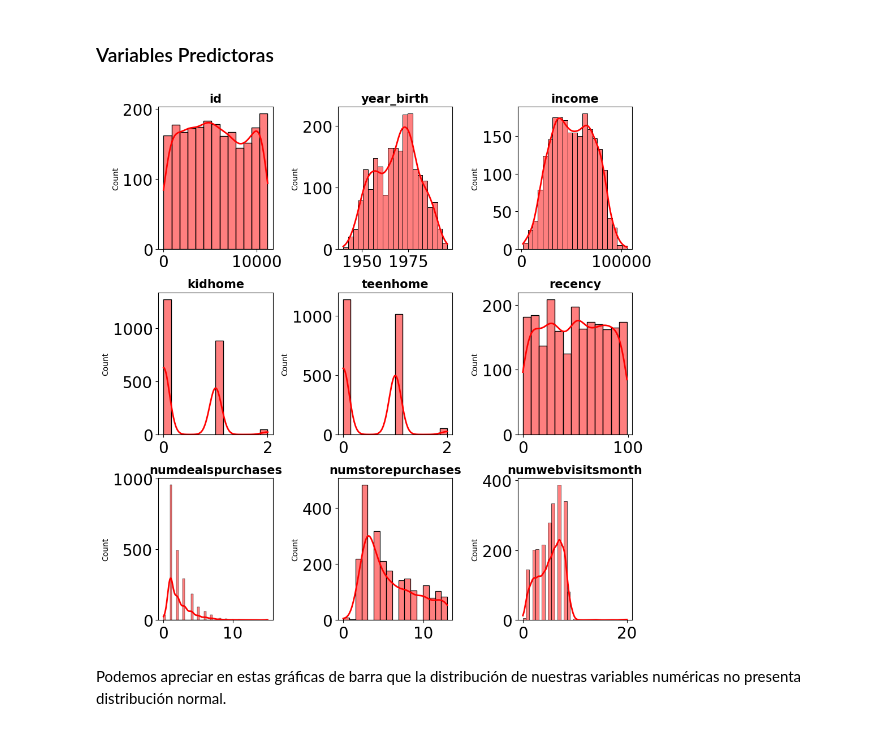
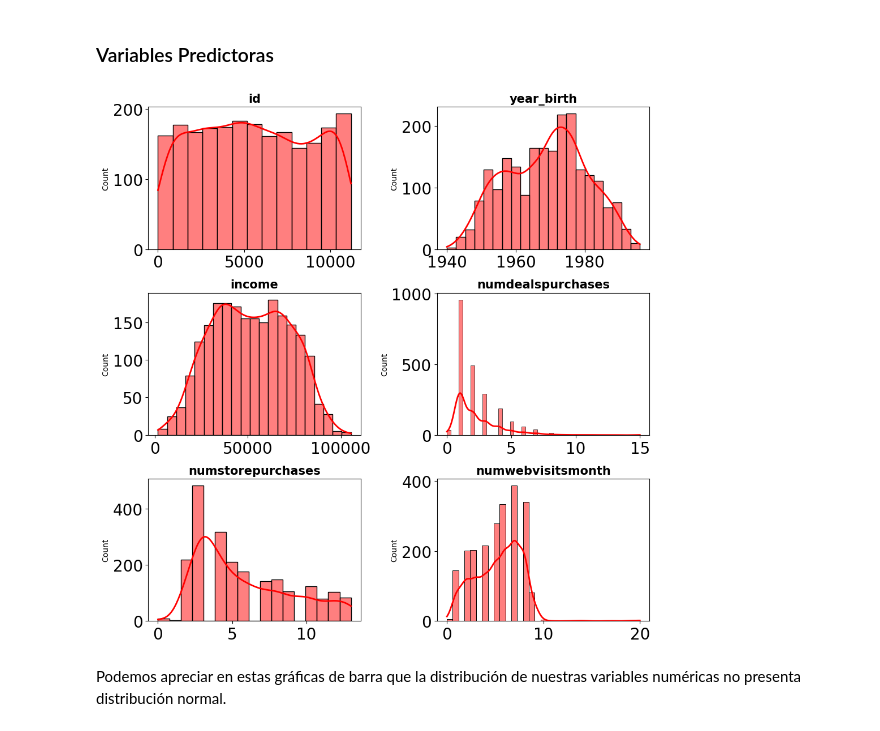
Before and after one commit to Adalab/DA-promo-c-modulo-3-sprint-1-Sila-Silvia, a Jupyter notebook: Leccion-1-Intro-Machine-Learning/Leccion-1-Intro-Machine-Learning.ipynb, the cells around one changed output. Saved outputs shown, nothing was run; the diff lists cells and outputs as text; code cells hidden in the pictures.

```diff
--- a/Leccion-1-Intro-Machine-Learning/Leccion-1-Intro-Machine-Learning.ipynb
+++ b/Leccion-1-Intro-Machine-Learning/Leccion-1-Intro-Machine-Learning.ipynb
@@ -61,7 +61,7 @@ df.head()
 df_limpio = df.copy()
 # %%
 # Eliminamos columnas que no nos interesan en nuestro análisis
-df_limpio.drop(["MntWines","MntFruits", "MntMeatProducts",	"MntFishProducts", "MntSweetProducts", "Response", "Complain",	"NumCatalogPurchases","MntGoldProds"], axis=1, inplace=True)
+df_limpio.drop(["Kidhome","Teenhome","Recency","MntWines","MntFruits", "MntMeatProducts",	"MntFishProducts", "MntSweetProducts", "Response", "Complain",	"NumCatalogPurchases","MntGoldProds"], axis=1, inplace=True)
 # %%
 df_limpio.head()
 # %% [output]
@@ -334,34 +326,34 @@ Con la visualización de la gráfica distplot podemos ver la distribución y den
 # %% [markdown]
 ### Variables Predictoras
 # %%
-# Creaos un suplots con gráficas de barras para ver la distribución de datos de nuestras variables numéricas
+# Creaos un suplots con gráficas de barras para ver la distribución de datos de nuestras variables numéricas.
 
-fig, axes = plt.subplots(nrows = 3, ncols = 3, figsize = (10, 10))
+fig, axes = plt.subplots(nrows = 3, ncols = 2, figsize = (10, 10))
 
 
 axes = axes.flat
 
 columnas_numeric = df_limpio.select_dtypes(include = np.number).columns
 columnas_numeric = columnas_numeric.drop("numwebpurchases")
 
 for i, colum in enumerate(columnas_numeric):
     sns.histplot(
         data = df_limpio,
         x = colum,
         kde = True,
         color = "red",
         line_kws = {"linewidth": 2}, # para indicar el ancho de las líneas de las barras
         alpha = 0.5, # para especificar la transparencia del color
         ax = axes[i])
 
 
     axes[i].set_title(colum, fontsize = 15, fontweight = "bold")
     axes[i].tick_params(labelsize = 20)
     axes[i].set_xlabel("")
 
 fig.tight_layout();
 # %% [output]
-[figure, old version]
+[figure, new version]
 # %% [markdown]
 Podemos apreciar en estas gráficas de barra que la distribución de nuestras variables numéricas no presenta distribución normal.
 # %%
```
Also changed, not shown: parts of 25 cells of this notebook, 12 other files.
